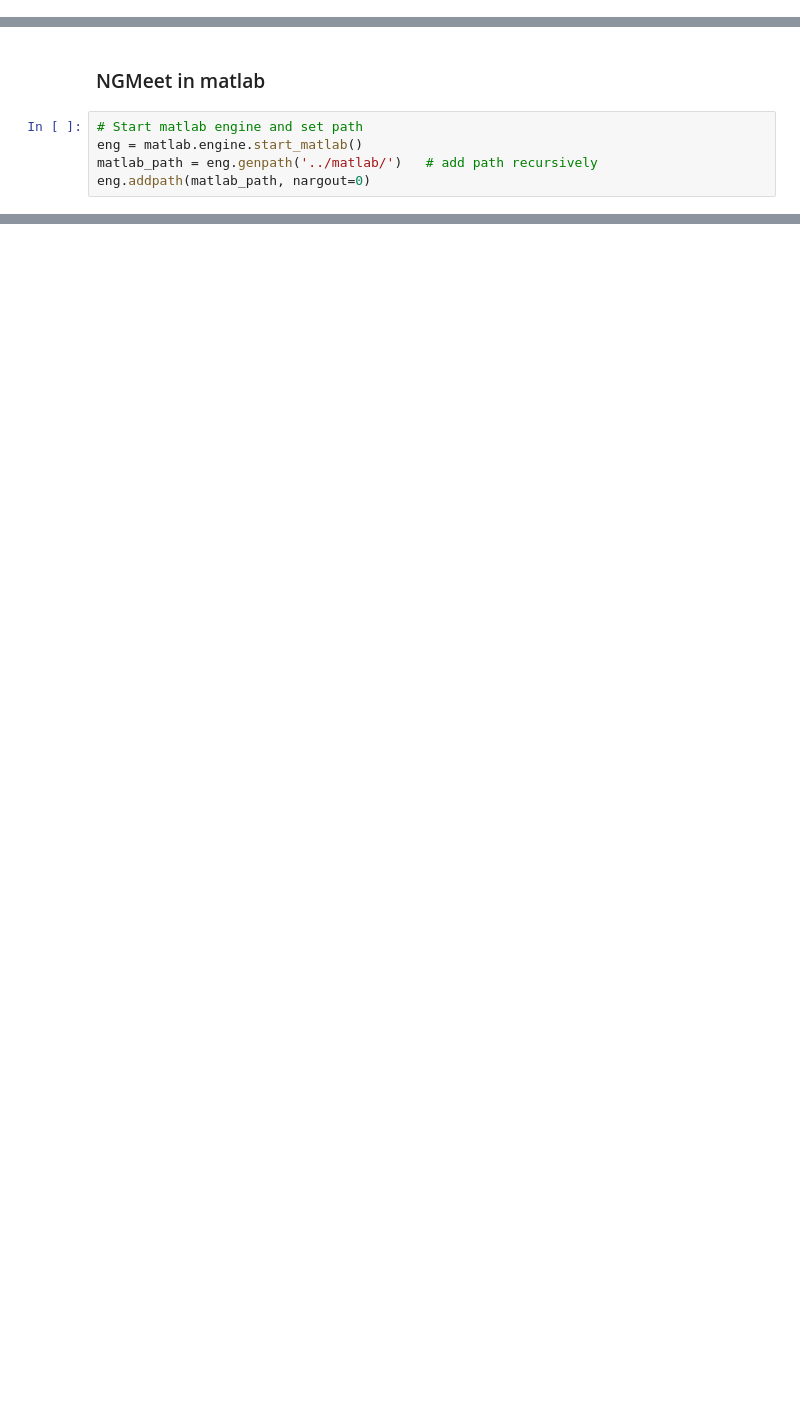
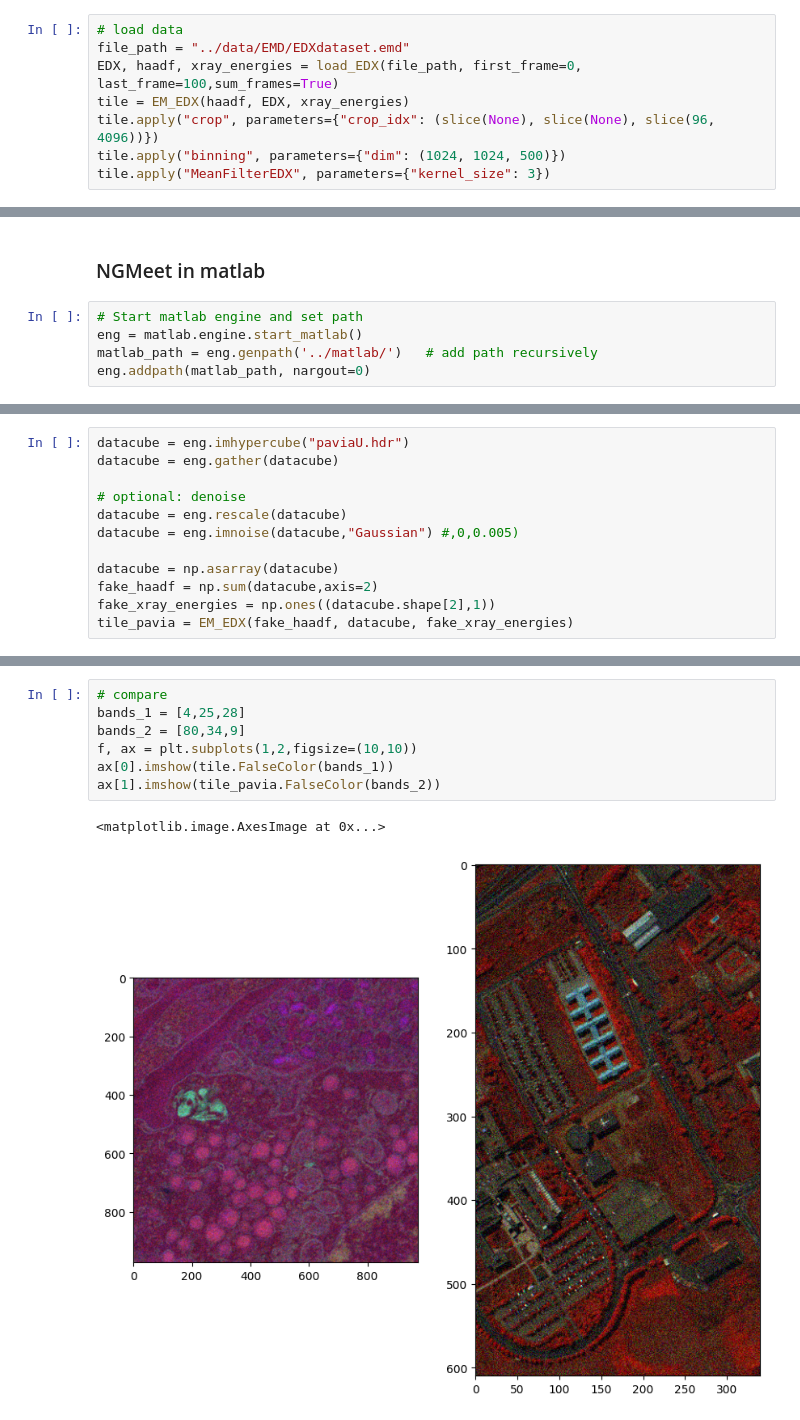
Before and after one commit to amjams/PreHyperspectralEDX, a Jupyter notebook: advanced_denoising/02_Denoise_NGMeet.ipynb, the cells around one changed output, grey strips where cells are left out. Drawn from its saved outputs; the diff is of its cells as text; blank space fills up the shorter version.

```diff
--- a/advanced_denoising/02_Denoise_NGMeet.ipynb
+++ b/advanced_denoising/02_Denoise_NGMeet.ipynb
@@ -37,0 +50,8 @@ tile.summary()
+# %%
+# load data
+file_path = "../data/EMD/EDXdataset.emd"
+EDX, haadf, xray_energies = load_EDX(file_path, first_frame=0, last_frame=100,sum_frames=True)
+tile = EM_EDX(haadf, EDX, xray_energies)
+tile.apply("crop", parameters={"crop_idx": (slice(None), slice(None), slice(96, 4096))})
+tile.apply("binning", parameters={"dim": (1024, 1024, 500)})
+tile.apply("MeanFilterEDX", parameters={"kernel_size": 3})
@@ -44,0 +70,12 @@ eng.addpath(matlab_path, nargout=0)
+# %%
+datacube = eng.imhypercube("paviaU.hdr")
+datacube = eng.gather(datacube)
+
+# optional: denoise
+datacube = eng.rescale(datacube)
+datacube = eng.imnoise(datacube,"Gaussian") #,0,0.005)
+
+datacube = np.asarray(datacube)
+fake_haadf = np.sum(datacube,axis=2)
+fake_xray_energies = np.ones((datacube.shape[2],1))
+tile_pavia = EM_EDX(fake_haadf, datacube, fake_xray_energies)
@@ -44,0 +89,10 @@ eng.addpath(matlab_path, nargout=0)
+# %%
+# compare
+bands_1 = [4,25,28]
+bands_2 = [80,34,9]
+f, ax = plt.subplots(1,2,figsize=(10,10))
+ax[0].imshow(tile.FalseColor(bands_1))
+ax[1].imshow(tile_pavia.FalseColor(bands_2))
+# %% [output]
+<matplotlib.image.AxesImage at 0x...>
+[figure, added]
```
Also changed, not shown: parts of 12 cells of this notebook.
